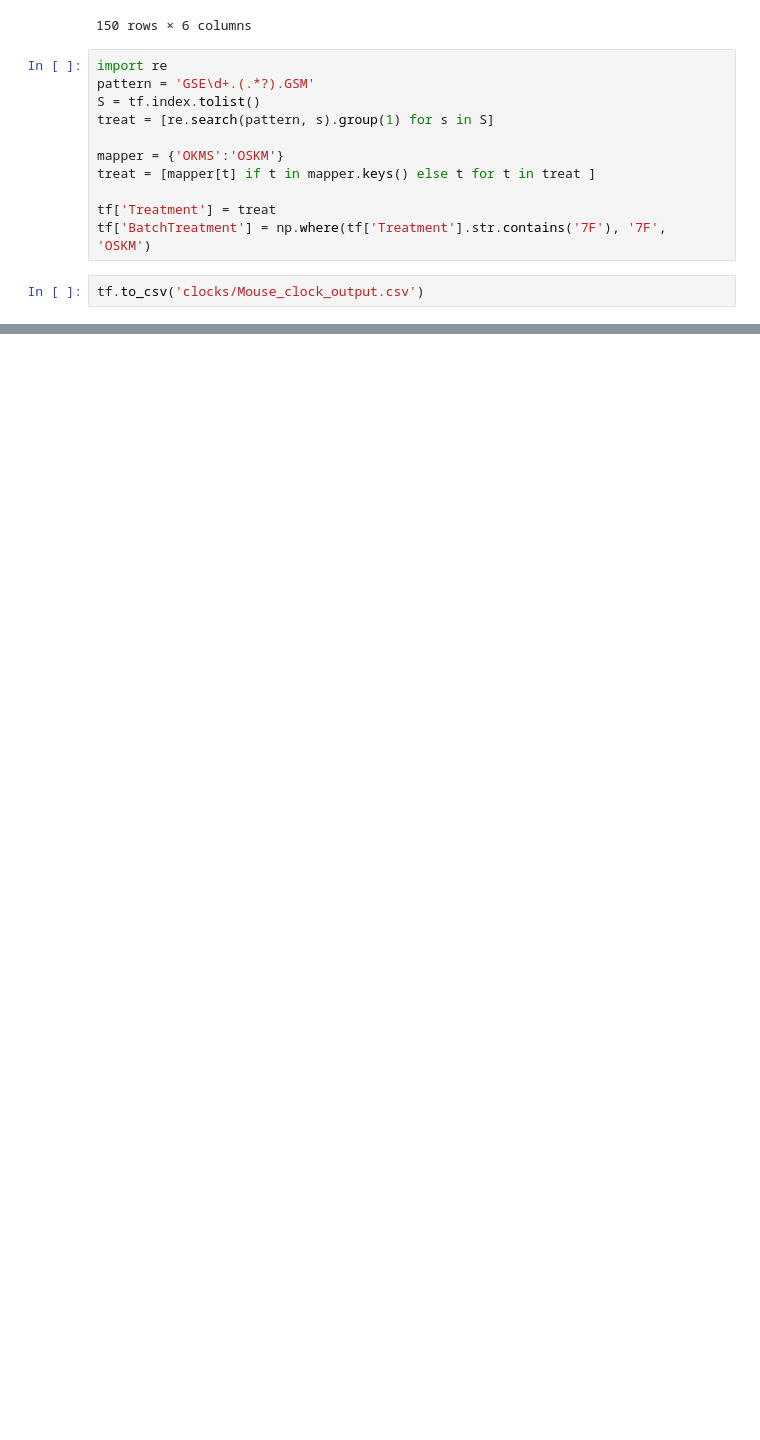
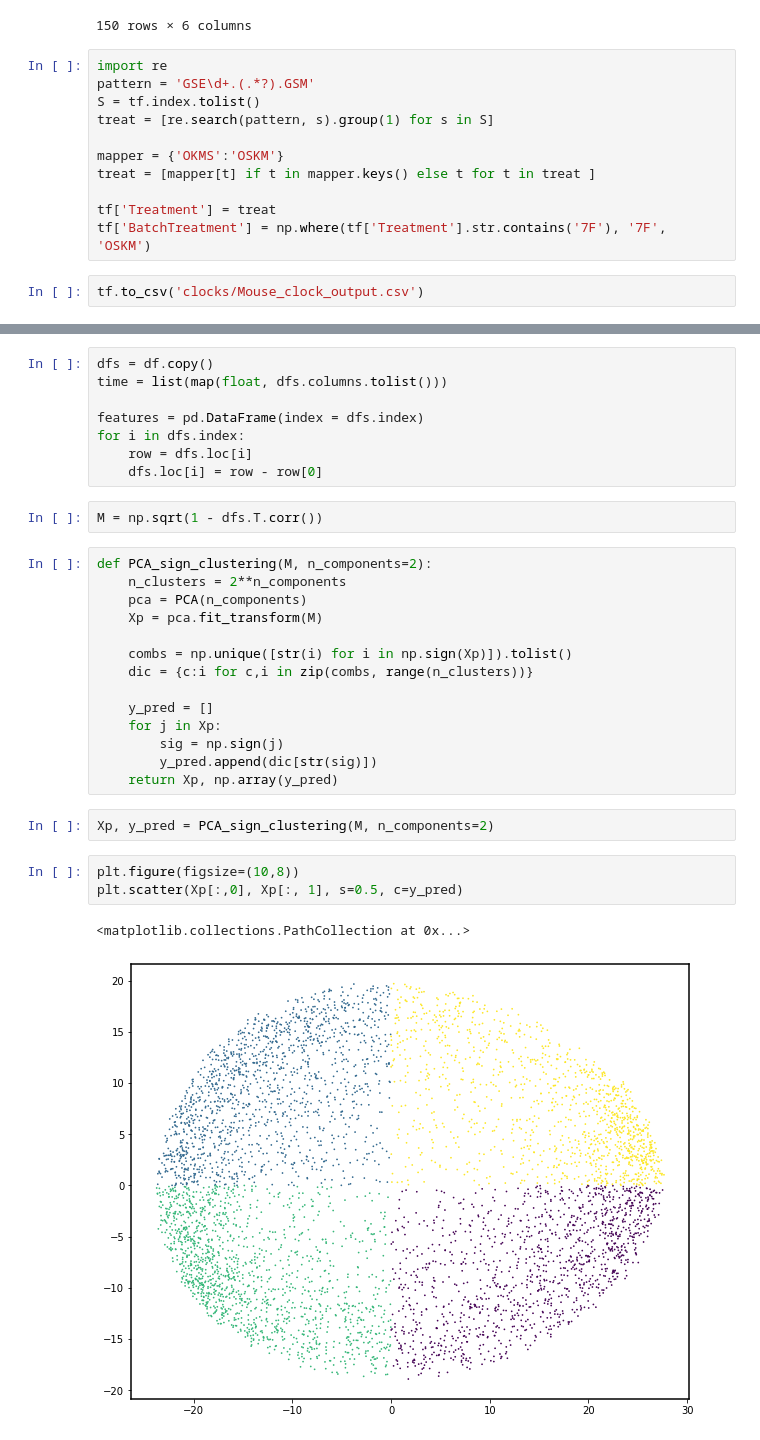
Before and after one commit to shappiron/Reprogramming_meta, a Jupyter notebook: dynamics.ipynb, the cells around one changed output, grey strips where cells are left out. Drawn from its saved outputs; the diff is of its cells as text; blank space fills up the shorter version.

```diff
--- a/dynamics.ipynb
+++ b/dynamics.ipynb
@@ -167,0 +182,32 @@ tf.to_csv('clocks/Mouse_clock_output.csv')
+# %%
+dfs = df.copy()
+time = list(map(float, dfs.columns.tolist()))
+
+features = pd.DataFrame(index = dfs.index)
+for i in dfs.index:
+    row = dfs.loc[i]
+    dfs.loc[i] = row - row[0]
+# %%
+M = np.sqrt(1 - dfs.T.corr())
+# %%
+def PCA_sign_clustering(M, n_components=2):
+    n_clusters = 2**n_components
+    pca = PCA(n_components)
+    Xp = pca.fit_transform(M)
+
+    combs = np.unique([str(i) for i in np.sign(Xp)]).tolist()
+    dic = {c:i for c,i in zip(combs, range(n_clusters))}
+
+    y_pred = []
+    for j in Xp:
+        sig = np.sign(j)
+        y_pred.append(dic[str(sig)])
+    return Xp, np.array(y_pred)
+# %%
+Xp, y_pred = PCA_sign_clustering(M, n_components=2)
+# %%
+plt.figure(figsize=(10,8))
+plt.scatter(Xp[:,0], Xp[:, 1], s=0.5, c=y_pred)
+# %% [output]
+<matplotlib.collections.PathCollection at 0x...>
+[figure, added]
```
Also changed, not shown: parts of 32 cells of this notebook, 3 other files.
